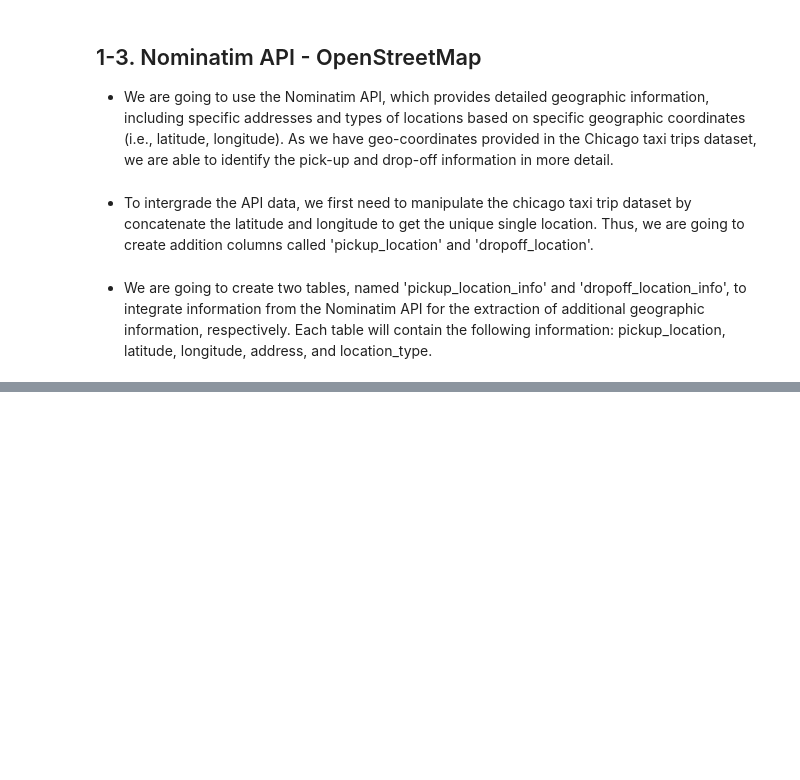
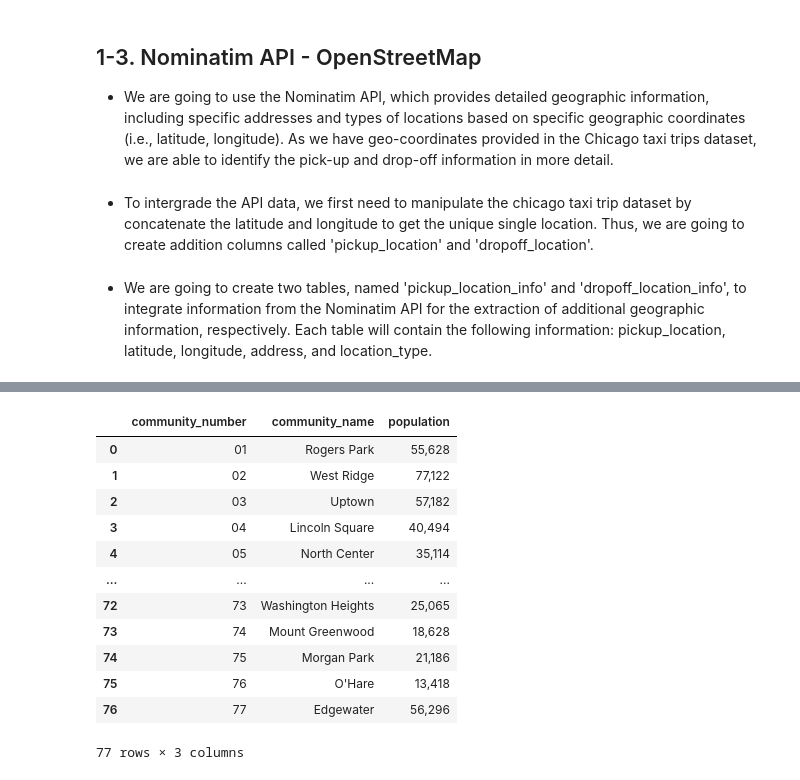
Before and after one commit to dooinn/taxi_location_recommender, a Jupyter notebook: data_collection.ipynb, the cells around one changed output, grey strips where cells are left out. Drawn from its saved outputs; the diff is of its cells as text; code cells hidden in the pictures; blank space fills up the shorter version.

```diff
--- a/data_collection.ipynb
+++ b/data_collection.ipynb
@@ -237,0 +308,16 @@ trip_seconds_null
+# %%
+community
+# %% [output]
+|  | community_number | community_name | population |
+| 0 | 01 | Rogers Park | 55,628 |
+| 1 | 02 | West Ridge | 77,122 |
+| 2 | 03 | Uptown | 57,182 |
+| 3 | 04 | Lincoln Square | 40,494 |
+| 4 | 05 | North Center | 35,114 |
+| ... | ... | ... | ... |
+| 72 | 73 | Washington Heights | 25,065 |
+| 73 | 74 | Mount Greenwood | 18,628 |
+| 74 | 75 | Morgan Park | 21,186 |
+| 75 | 76 | O'Hare | 13,418 |
+| 76 | 77 | Edgewater | 56,296 |
+77 rows × 3 columns
```
Also changed, not shown: parts of 46 cells of this notebook, 4 other files.
